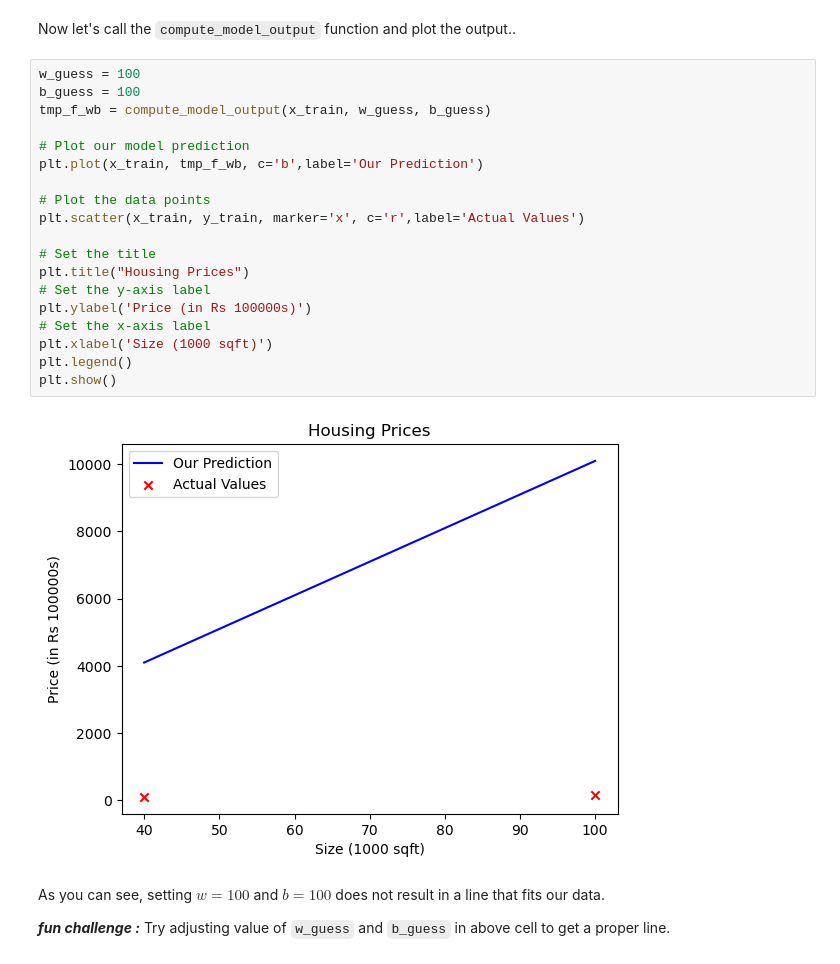
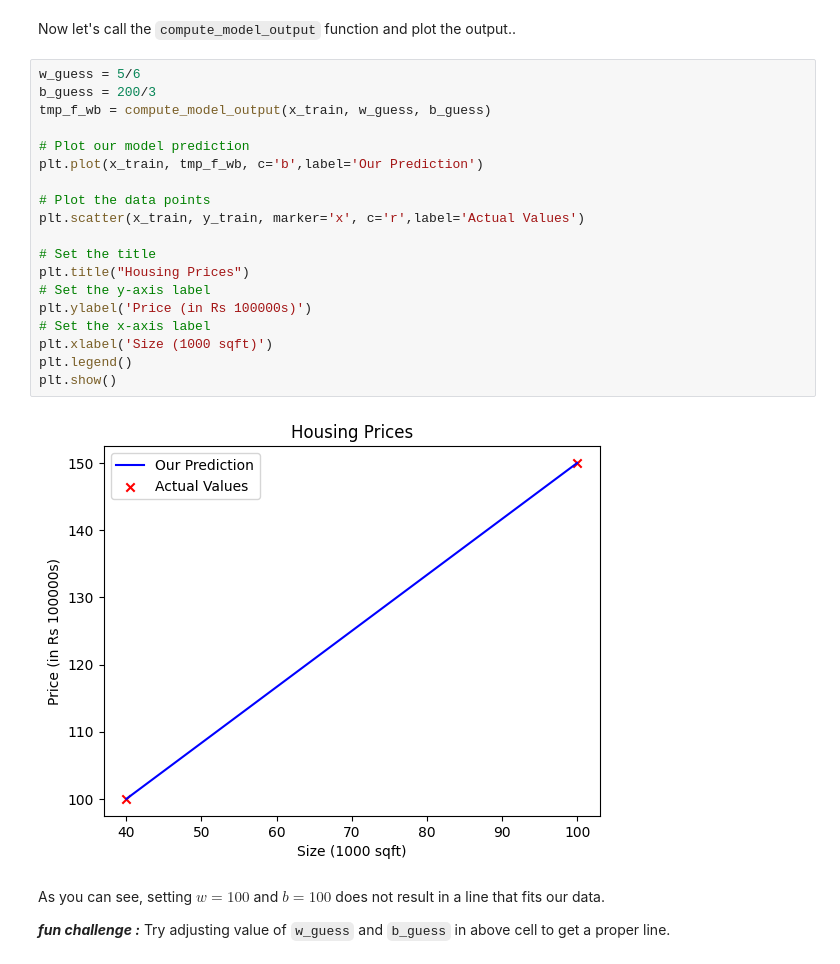
Before and after one commit to ujjwalbasnyat/ML_Workshop_1, a Jupyter notebook: Day-3/machine_learning_model.ipynb, the cells around one changed output. Cells and saved outputs as stored; diff of their text form.

```diff
--- a/Day-3/machine_learning_model.ipynb
+++ b/Day-3/machine_learning_model.ipynb
@@ -115,26 +115,26 @@ def compute_model_output(x, w, b):
 # %% [markdown]
 Now let's call the `compute_model_output` function and plot the output..
 # %%
-w_guess = 100
-b_guess = 100
+w_guess = 5/6
+b_guess = 200/3
 tmp_f_wb = compute_model_output(x_train, w_guess, b_guess)
 
 # Plot our model prediction
 plt.plot(x_train, tmp_f_wb, c='b',label='Our Prediction')
 
 # Plot the data points
 plt.scatter(x_train, y_train, marker='x', c='r',label='Actual Values')
 
 # Set the title
 plt.title("Housing Prices")
 # Set the y-axis label
 plt.ylabel('Price (in Rs 100000s)')
 # Set the x-axis label
 plt.xlabel('Size (1000 sqft)')
 plt.legend()
 plt.show()
 # %% [output]
-[figure, old version]
+[figure, new version]
 # %% [markdown]
 As you can see, setting $w = 100$ and $b = 100$ does not result in a line that fits our data. <br>
 
```
Also changed, not shown: parts of 2 cells of this notebook, 8 other files.
